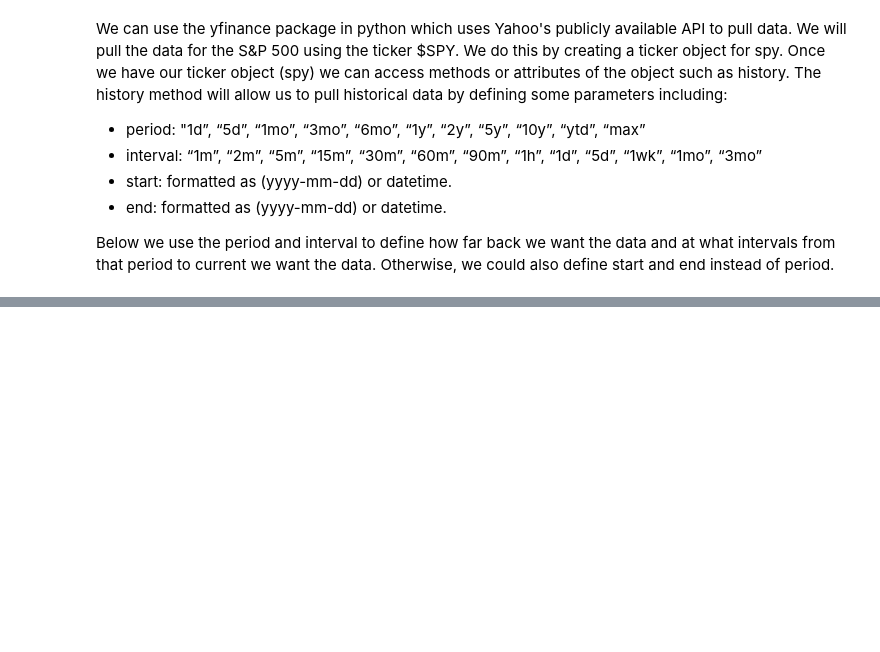
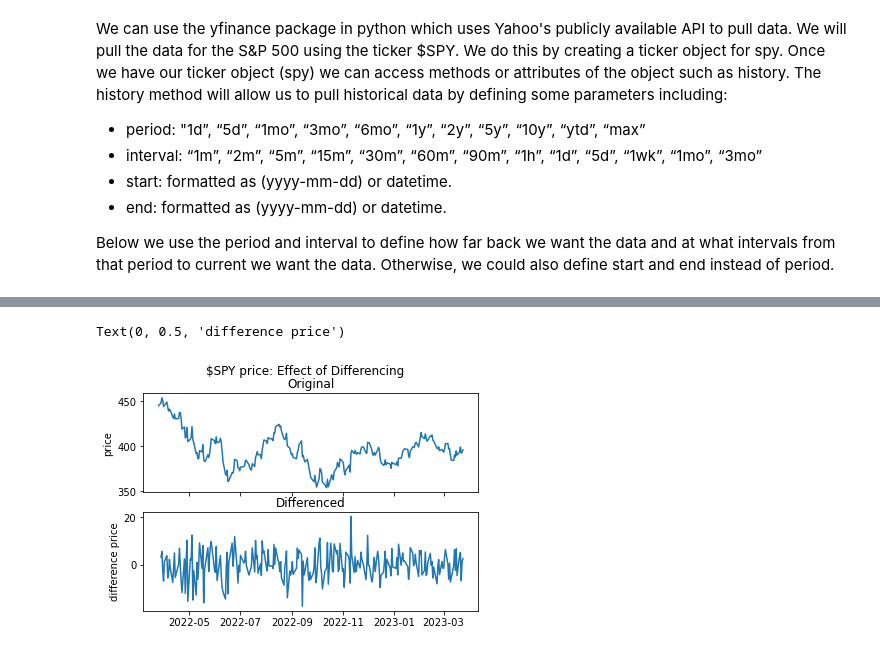
Before and after one commit to danielherrerahsph/SPYtimeseries, a Jupyter notebook: data_pull.ipynb, the cells around one changed output, grey strips where cells are left out. Drawn from its saved outputs; the diff is of its cells as text; code cells hidden in the pictures; blank space fills up the shorter version.

```diff
--- a/data_pull.ipynb
+++ b/data_pull.ipynb
@@ -54,0 +68,14 @@ Date
+# %%
+fig, (ax1, ax2) = plt.subplots(2, sharex=True)
+fig.suptitle('$SPY price: Effect of Differencing')
+
+ax1.plot(df['Close'])
+ax1.set_ylabel('price')
+ax1.set_title('Original')
+
+ax2.plot(df['Close'].diff())
+ax2.set_title("Differenced")
+ax2.set_ylabel('difference price')
+# %% [output]
+Text(0, 0.5, 'difference price')
+[figure, added]
```
Also changed, not shown: parts of 12 cells of this notebook.
